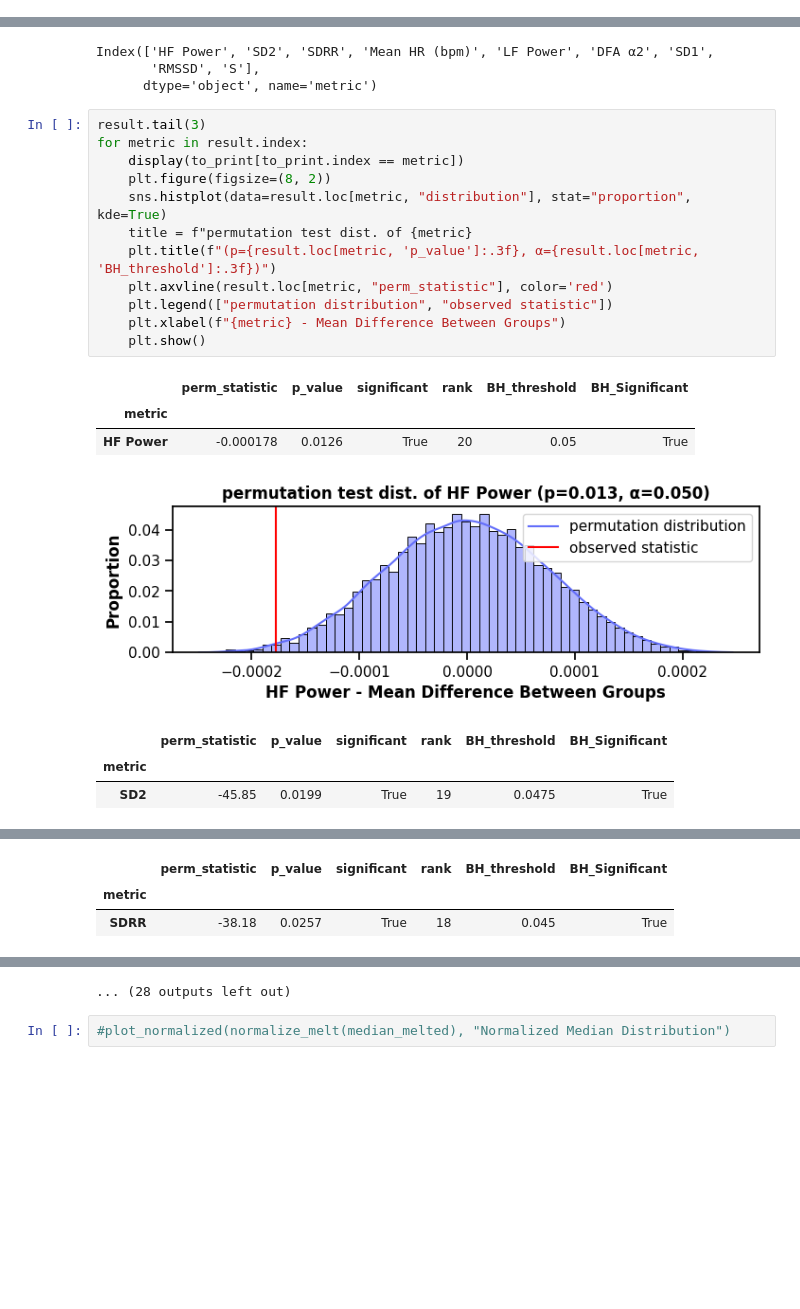
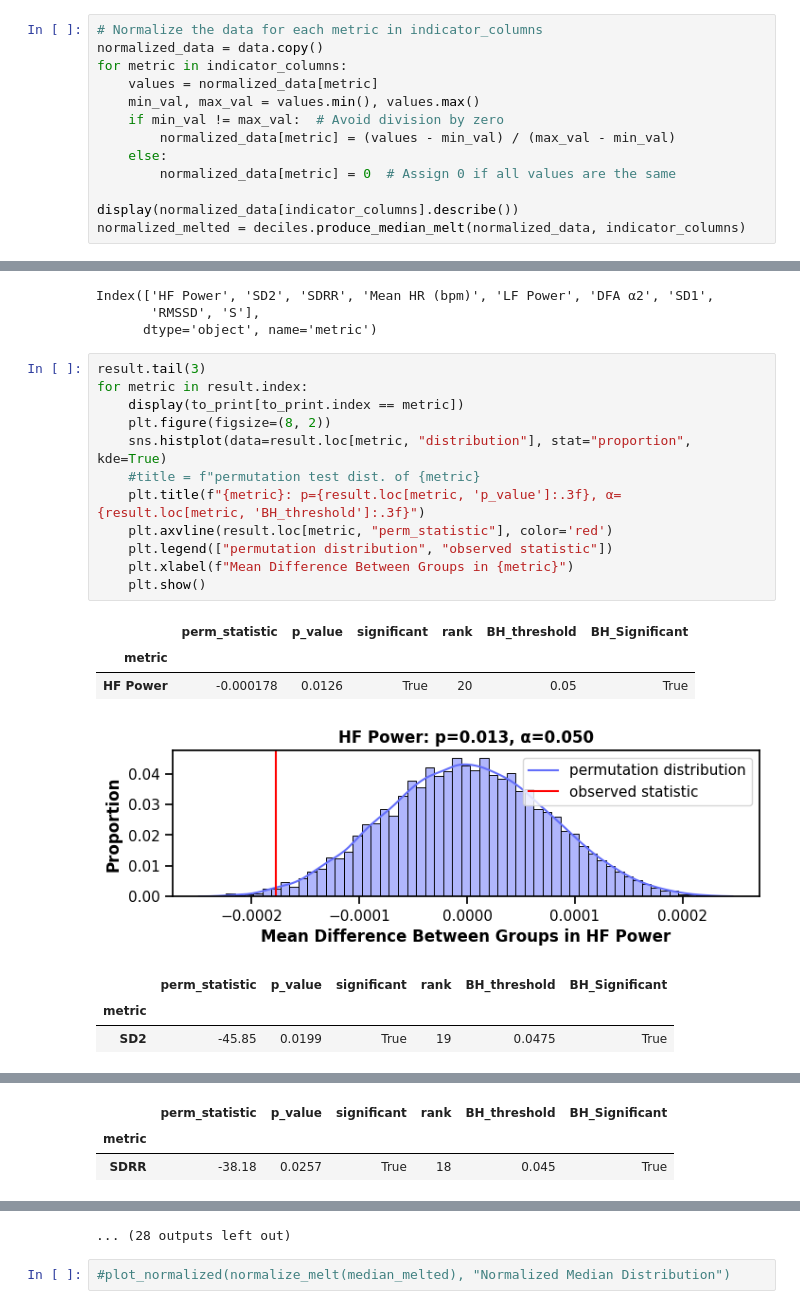
Before and after one commit to ad-aspera/HRV-EDA, a Jupyter notebook: median_approach.ipynb, the cells around one changed output, grey strips where cells are left out. Cells and saved outputs as stored; diff of their text form; blank space fills up the shorter version.

```diff
--- a/median_approach.ipynb
+++ b/median_approach.ipynb
@@ -57,0 +60,13 @@ data.tail()
+# %%
+# Normalize the data for each metric in indicator_columns
+normalized_data = data.copy()
+for metric in indicator_columns:
+    values = normalized_data[metric]
+    min_val, max_val = values.min(), values.max()
+    if min_val != max_val:  # Avoid division by zero
+        normalized_data[metric] = (values - min_val) / (max_val - min_val)
+    else:
+        normalized_data[metric] = 0  # Assign 0 if all values are the same
+
+display(normalized_data[indicator_columns].describe())
+normalized_melted = deciles.produce_median_melt(normalized_data, indicator_columns)
@@ -300,20 +410,20 @@ Index(['HF Power', 'SD2', 'SDRR', 'Mean HR (bpm)', 'LF Power', 'DFA α2', 'SD1',
 # %%
 result.tail(3)
 for metric in result.index:
     display(to_print[to_print.index == metric])
     plt.figure(figsize=(8, 2))
     sns.histplot(data=result.loc[metric, "distribution"], stat="proportion", kde=True)
-    title = f"permutation test dist. of {metric}
-    plt.title(f"(p={result.loc[metric, 'p_value']:.3f}, α={result.loc[metric, 'BH_threshold']:.3f})")
+    #title = f"permutation test dist. of {metric}
+    plt.title(f"{metric}: p={result.loc[metric, 'p_value']:.3f}, α={result.loc[metric, 'BH_threshold']:.3f}")
     plt.axvline(result.loc[metric, "perm_statistic"], color='red')
     plt.legend(["permutation distribution", "observed statistic"])
-    plt.xlabel(f"{metric} - Mean Difference Between Groups")
+    plt.xlabel(f"Mean Difference Between Groups in {metric}")
     plt.show()
 # %% [output]
 |  | perm_statistic | p_value | significant | rank | BH_threshold | BH_Significant |
 | metric |  |  |  |  |  |  |
 | HF Power | -0.000178 | 0.0126 | True | 20 | 0.05 | True |
-[figure, old version]
+[figure, new version]
 |  | perm_statistic | p_value | significant | rank | BH_threshold | BH_Significant |
 | metric |  |  |  |  |  |  |
 | SD2 | -45.85 | 0.0199 | True | 19 | 0.0475 | True |
```
Also changed, not shown: parts of 5 cells of this notebook, 21 other files.
